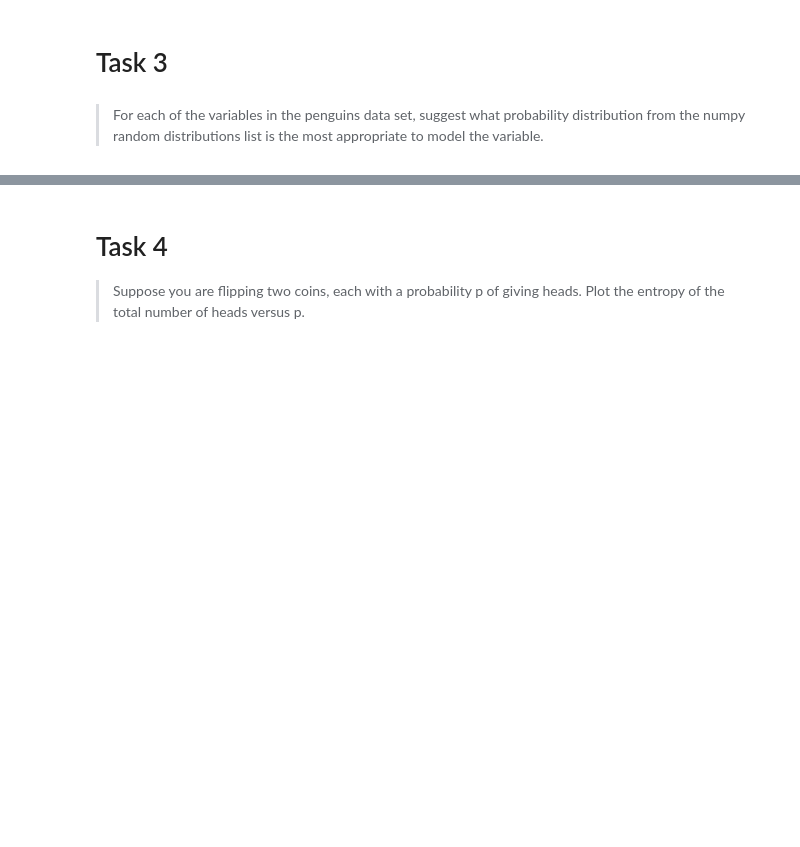
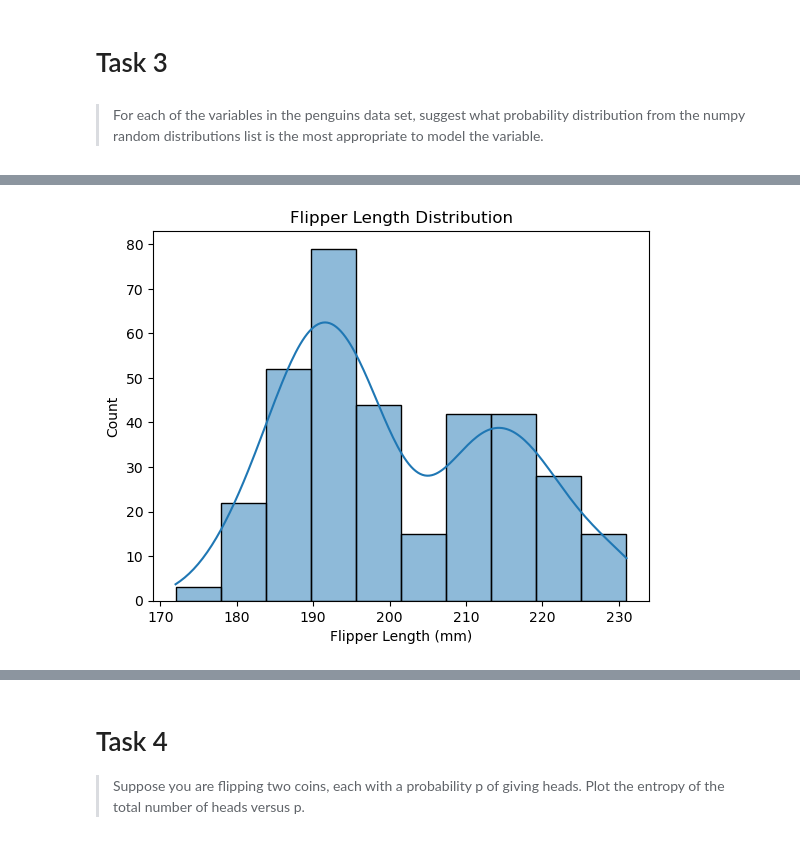
Before and after one commit to frankquinn89/Fundamentals_of_Data_Analysis, a Jupyter notebook: tasks.ipynb, the cells around one changed output, grey strips where cells are left out. Cells and saved outputs as stored; diff of their text form; code cells hidden in the pictures; blank space fills up the shorter version.

```diff
--- a/tasks.ipynb
+++ b/tasks.ipynb
@@ -157,0 +170,9 @@ These varibles are integers and this distribution returns integers between 2 giv
+# %%
+# Plot for Flipper Length
+sns.histplot(data["flipper_length_mm"], kde=True)
+plt.title("Flipper Length Distribution")
+plt.xlabel("Flipper Length (mm)")
+plt.ylabel("Count")
+plt.show()
+# %% [output]
+[figure, added]
```
Also changed, not shown: parts of 9 cells of this notebook.
